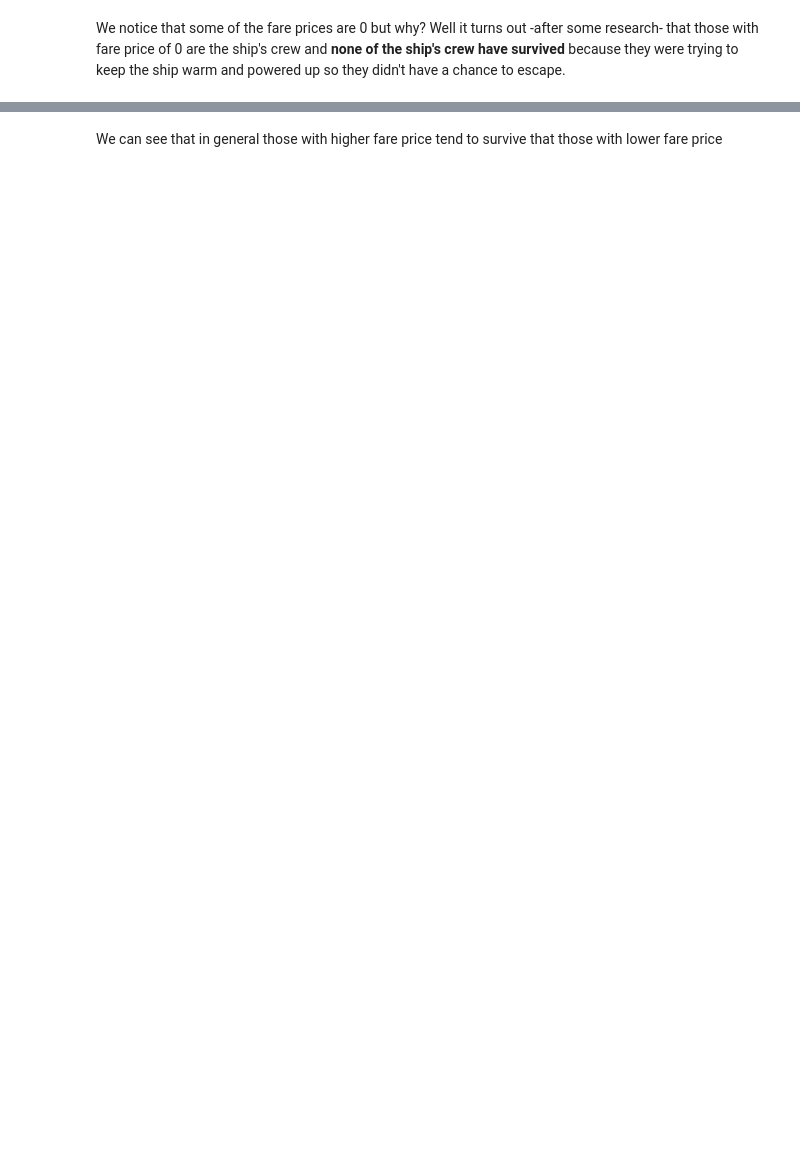
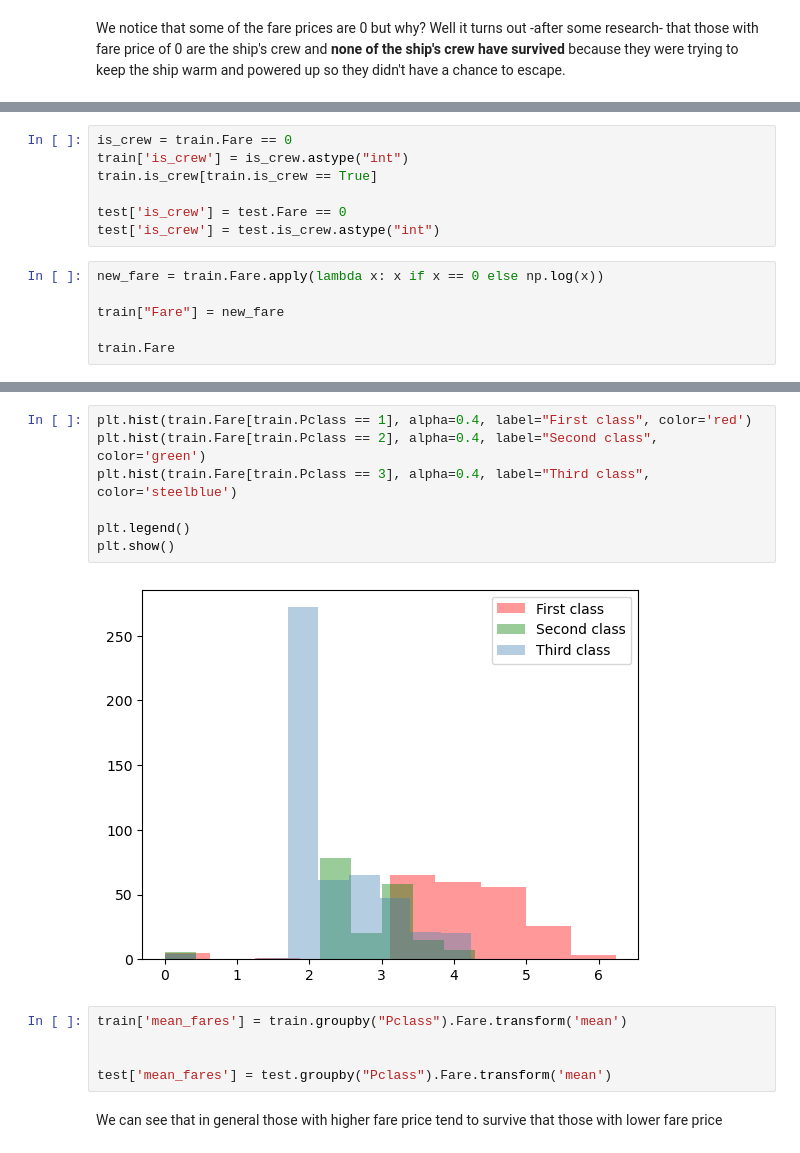
Before and after one commit to abdulqadirmuazzim/Titanic, a Jupyter notebook: titanic.ipynb, the cells around one changed output, grey strips where cells are left out. Saved outputs shown, nothing was run; the diff lists cells and outputs as text; blank space fills up the shorter version.

```diff
--- a/titanic.ipynb
+++ b/titanic.ipynb
@@ -613,0 +647,13 @@ plt.show()
+# %%
+is_crew = train.Fare == 0
+train['is_crew'] = is_crew.astype("int")
+train.is_crew[train.is_crew == True]
+
+test['is_crew'] = test.Fare == 0
+test['is_crew'] = test.is_crew.astype("int")
+# %%
+new_fare = train.Fare.apply(lambda x: x if x == 0 else np.log(x))
+
+train["Fare"] = new_fare
+
+train.Fare
@@ -614,3 +673,17 @@ plt.show()
+# %%
+plt.hist(train.Fare[train.Pclass == 1], alpha=0.4, label="First class", color='red')
+plt.hist(train.Fare[train.Pclass == 2], alpha=0.4, label="Second class", color='green')
+plt.hist(train.Fare[train.Pclass == 3], alpha=0.4, label="Third class", color='steelblue')
+
+plt.legend()
+plt.show()
+# %% [output]
+[figure, added]
+# %%
+train['mean_fares'] = train.groupby("Pclass").Fare.transform('mean')
+
+
+test['mean_fares'] = test.groupby("Pclass").Fare.transform('mean')
 # %% [markdown]
 We can see that in general those with higher fare price tend to survive that those with lower fare price
 # %%
```
Also changed, not shown: parts of 45 cells of this notebook.
